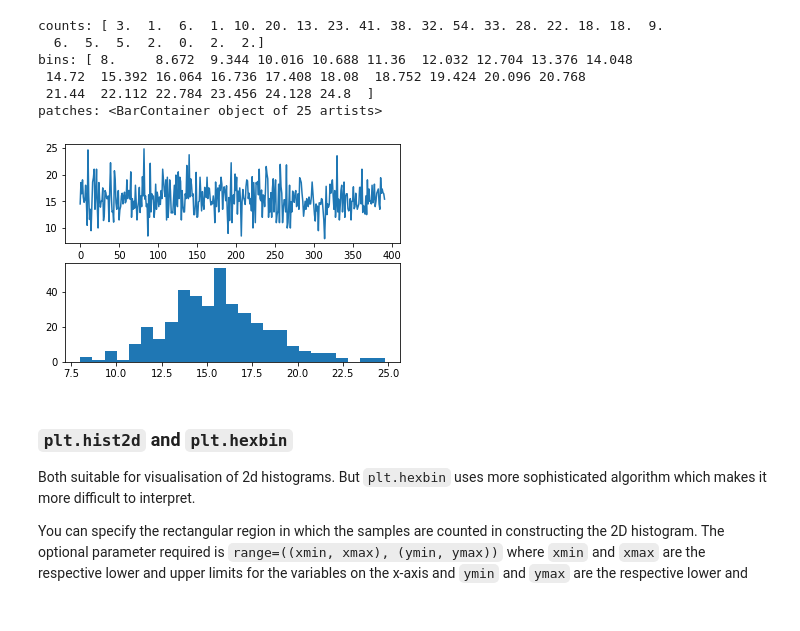
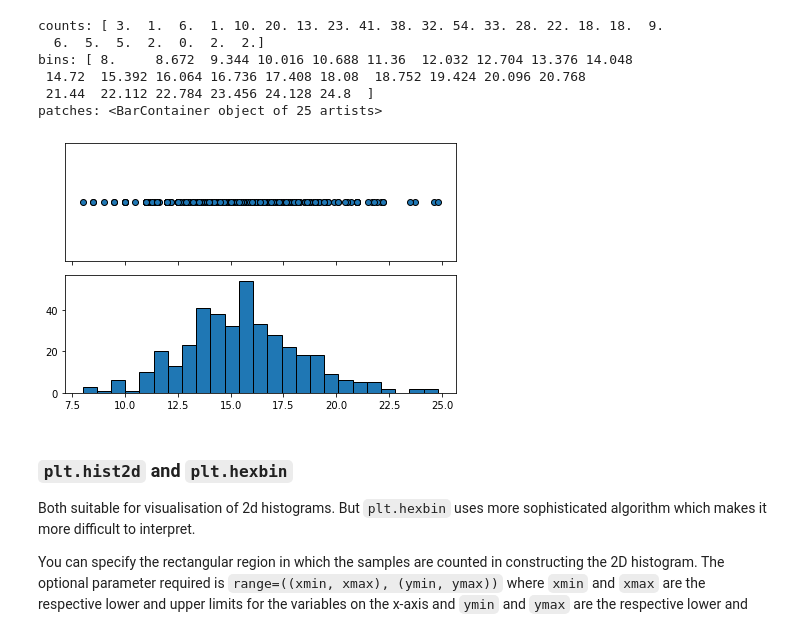
Before and after one commit to yuriikoval1997/datacamp-trainings, a Jupyter notebook: matplotlib101/matplotlib102.ipynb, the cells around one changed output. Drawn from its saved outputs; the diff is of its cells as text; code cells hidden in the pictures.

```diff
--- a/matplotlib101/matplotlib102.ipynb
+++ b/matplotlib101/matplotlib102.ipynb
@@ -193,12 +193,15 @@ bins: [ 8.     8.672  9.344 10.016 10.688 11.36  12.032 12.704 13.376 14.048
  21.44  22.112 22.784 23.456 24.128 24.8  ]
 patches: <BarContainer object of 25 artists>
 # %%
-fig, ax = plt.subplots(2, 1)
-ax[0].plot(mpg['accel'])
-ax[1].hist(mpg['accel'], bins=25)
+fig, ax = plt.subplots(2, 1, sharex=True)
+ax[0].scatter(mpg['accel'], np.zeros(mpg['accel'].shape), marker='o', edgecolors='black')
+ax[0].set_yticks([]) # hide yticks
+ax[1].hist(mpg['accel'], bins=25, edgecolor='black')
+
+plt.tight_layout()
 plt.show()
 # %% [output]
-[figure, old version]
+[figure, new version]
 # %% [markdown]
 ### `plt.hist2d` and `plt.hexbin`
 Both suitable for visualisation of 2d histograms. But `plt.hexbin` uses more sophisticated algorithm which makes it more difficult to interpret.
```
Also changed, not shown: parts of 1 cell of this notebook, 2 other files.
